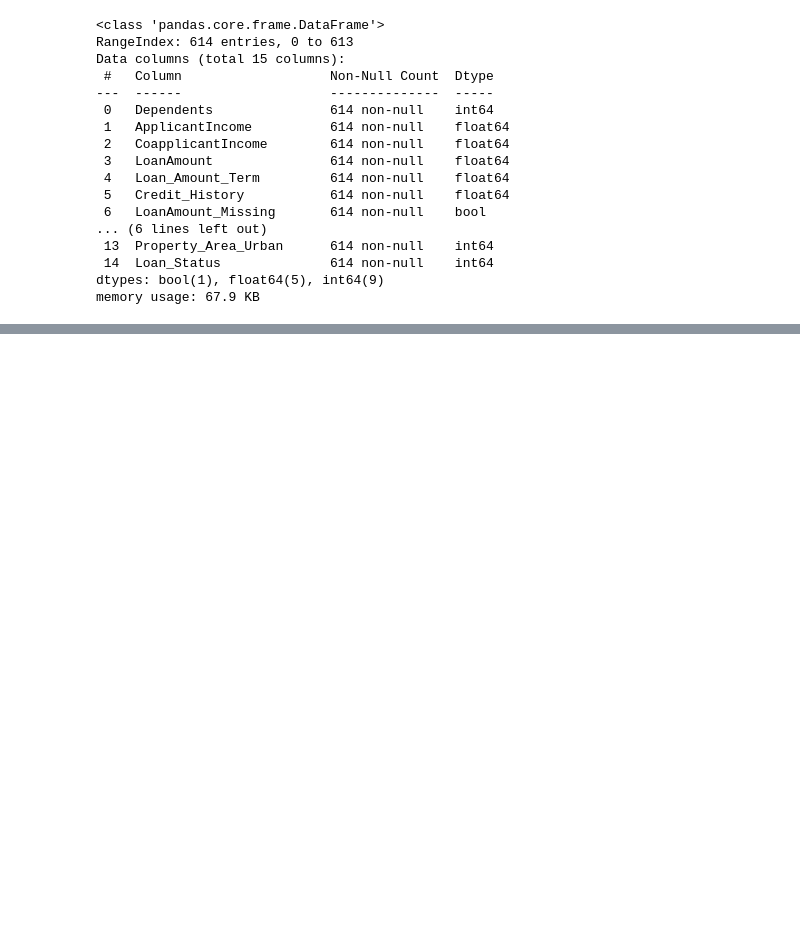
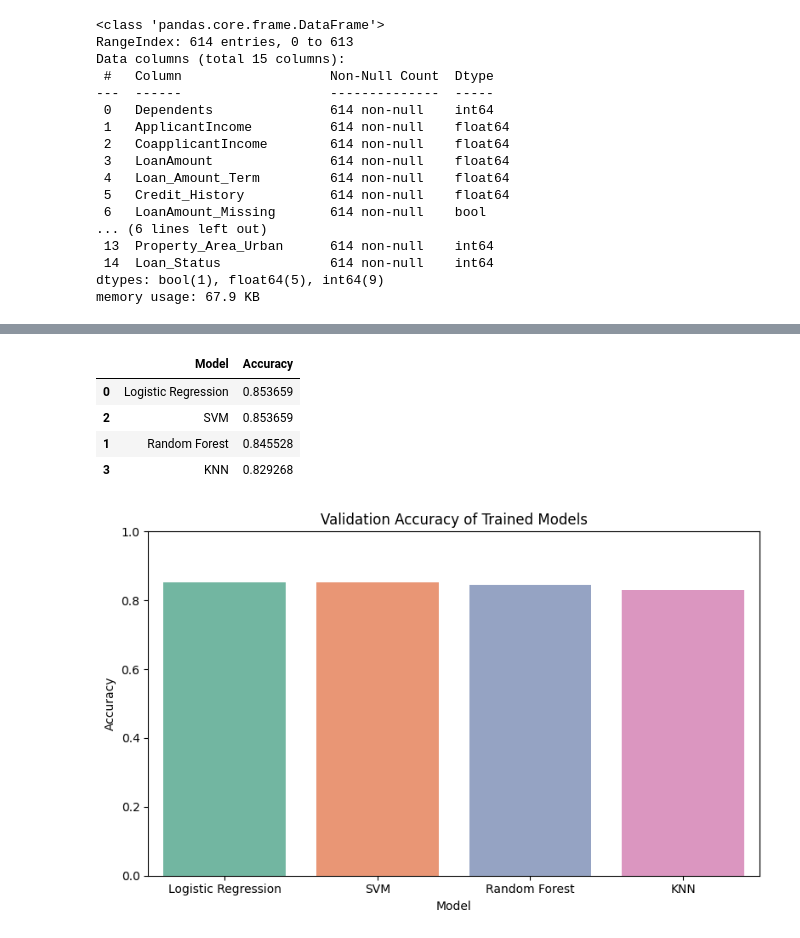
Before and after one commit to murad-02/Loan-Approval-Prediction, a Jupyter notebook: NotebookFile/LoanApprovalPrediction.ipynb, the cells around one changed output, grey strips where cells are left out. Saved outputs shown, nothing was run; the diff lists cells and outputs as text; code cells hidden in the pictures; blank space fills up the shorter version.

```diff
--- a/NotebookFile/LoanApprovalPrediction.ipynb
+++ b/NotebookFile/LoanApprovalPrediction.ipynb
@@ -1159,0 +949,19 @@ Property_Area_Semiurban: F-score = 11.63
+# %%
+# Evaluate the best (tuned) models on the validation set
+from sklearn.metrics import accuracy_score, classification_report, confusion_matrix
+
+results_tuned = []
+
+for name, best_model in best_estimators.items():
+    y_pred = best_model.predict(X_val)
+    acc = accuracy_score(y_val, y_pred)
+    results_tuned.append({'Model': name, 'Accuracy': acc})
+    print(f'\n{name} (Tuned)')
+    print('Accuracy:', acc)
+    print('Confusion Matrix:\n', confusion_matrix(y_val, y_pred))
+    print('Classification Report:\n', classification_report(y_val, y_pred))
+
+# Show summary table for tuned models
+results_tuned_df = pd.DataFrame(results_tuned).sort_values(by='Accuracy', ascending=False)
+print('\nTuned Model Comparison:')
+print(results_tuned_df)
@@ -1159,0 +1071,30 @@ Property_Area_Semiurban: F-score = 11.63
+# %%
+# --- Model Comparison Table and Diagram ---
+import matplotlib.pyplot as plt
+import seaborn as sns
+
+# This cell displays a comparison table and a bar plot of validation accuracies for all trained models.
+# The table shows the accuracy of each model, and the bar plot provides a visual comparison.
+# Ensure that the previous model training and evaluation cells have been run to populate 'results_all_df'.
+
+# Display the comparison table and plot if available
+if 'results_all_df' in globals():
+    display(results_all_df)
+    # Bar plot of model accuracy
+    plt.figure(figsize=(8, 5))
+    sns.barplot(data=results_all_df, x='Model', y='Accuracy', palette='Set2')
+    plt.title('Validation Accuracy of Trained Models')
+    plt.ylabel('Accuracy')
+    plt.ylim(0, 1)
+    plt.xlabel('Model')
+    plt.tight_layout()
+    plt.show()
+else:
+    print("results_all_df is not defined. Please ensure you have run the model training and evaluation cell above.")
+# %% [output]
+|  | Model | Accuracy |
+| 0 | Logistic Regression | 0.853659 |
+| 2 | SVM | 0.853659 |
+| 1 | Random Forest | 0.845528 |
+| 3 | KNN | 0.829268 |
+[figure, added]
```
Also changed, not shown: parts of 64 cells of this notebook, 3 other files.
